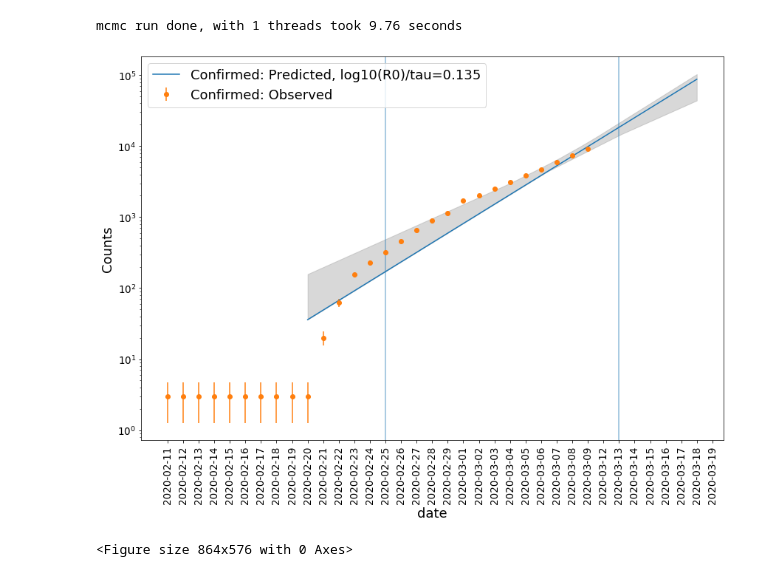
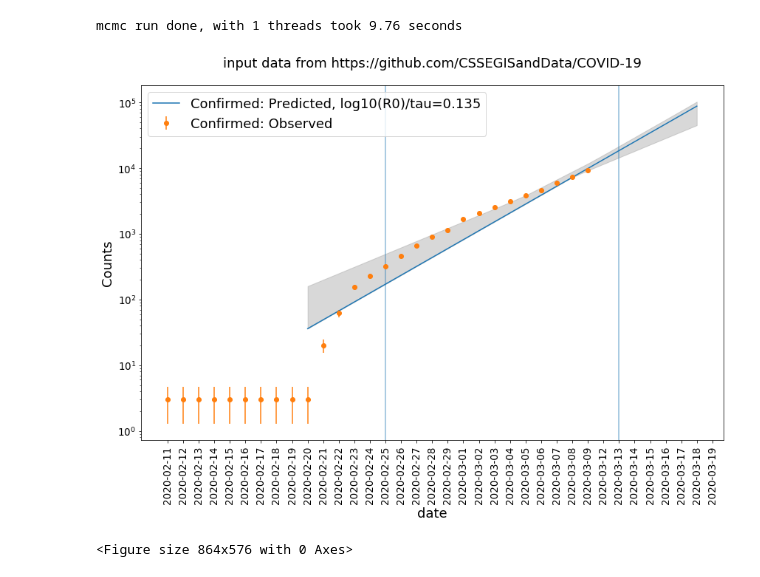
Before and after one commit to andreatramacere/covid19-analysis, a Jupyter notebook: covid_stat.ipynb, the cells around one changed output. Cells and saved outputs as stored; diff of their text form; code cells hidden in the pictures.

```diff
--- a/covid_stat.ipynb
+++ b/covid_stat.ipynb
@@ -198,10 +200,11 @@ mcmc run done, with 1 threads took 9.76 seconds
 # %%
 %matplotlib inline
 fig=plt.figure(figsize=(12,9))
 plot_model(mcmc_c,bfm_c.fit_Model,data,30,55,label=name,size=500)
+plt.title('input data from https://github.com/CSSEGISandData/COVID-19')
 plt.tight_layout()
 # %% [output]
-[figure, old version]
+[figure, new version]
 # %%
 fig=plt.figure(figsize=(12,8))
 f=mcmc_c.corner_plot()
```
Also changed, not shown: parts of 3 cells of this notebook.
